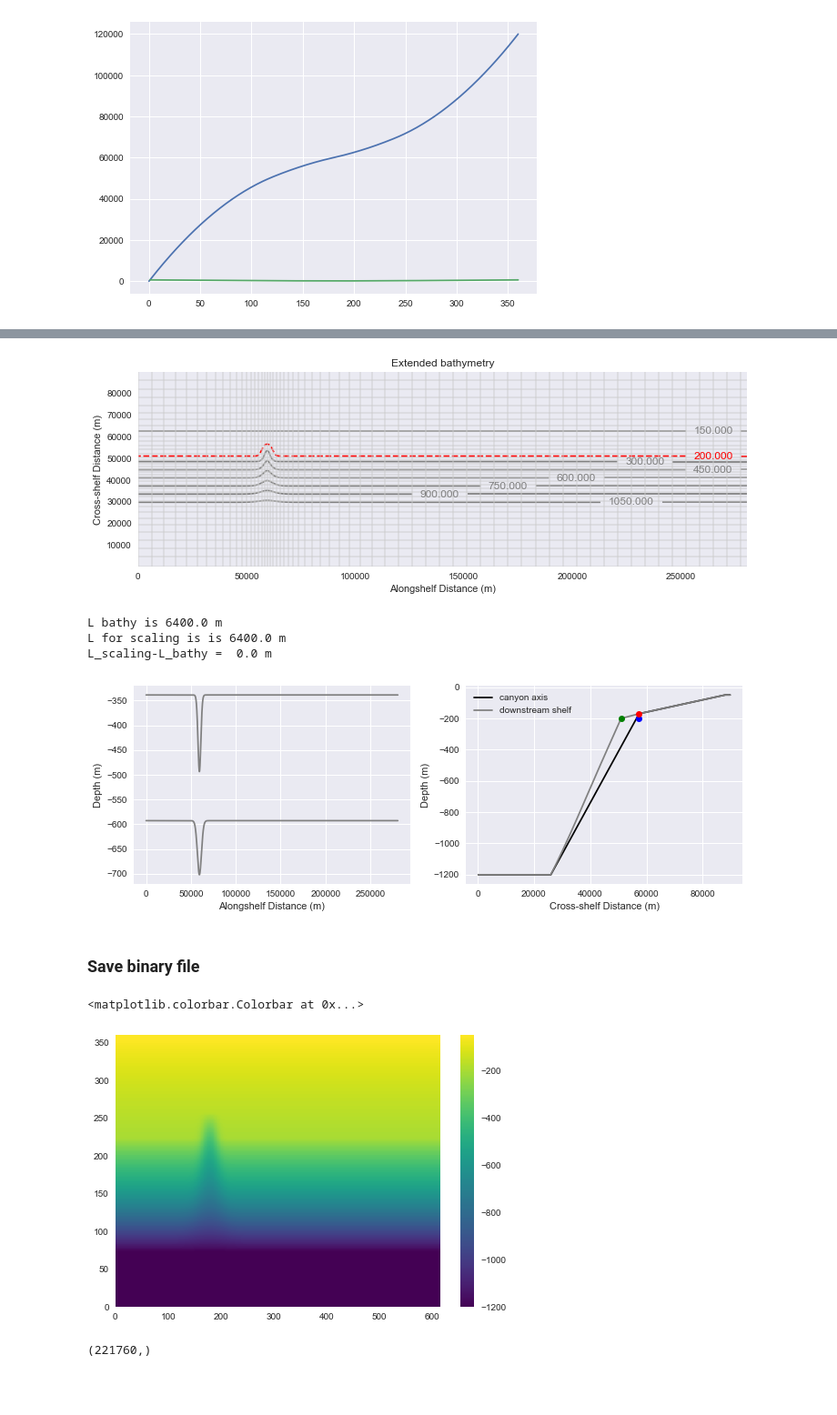
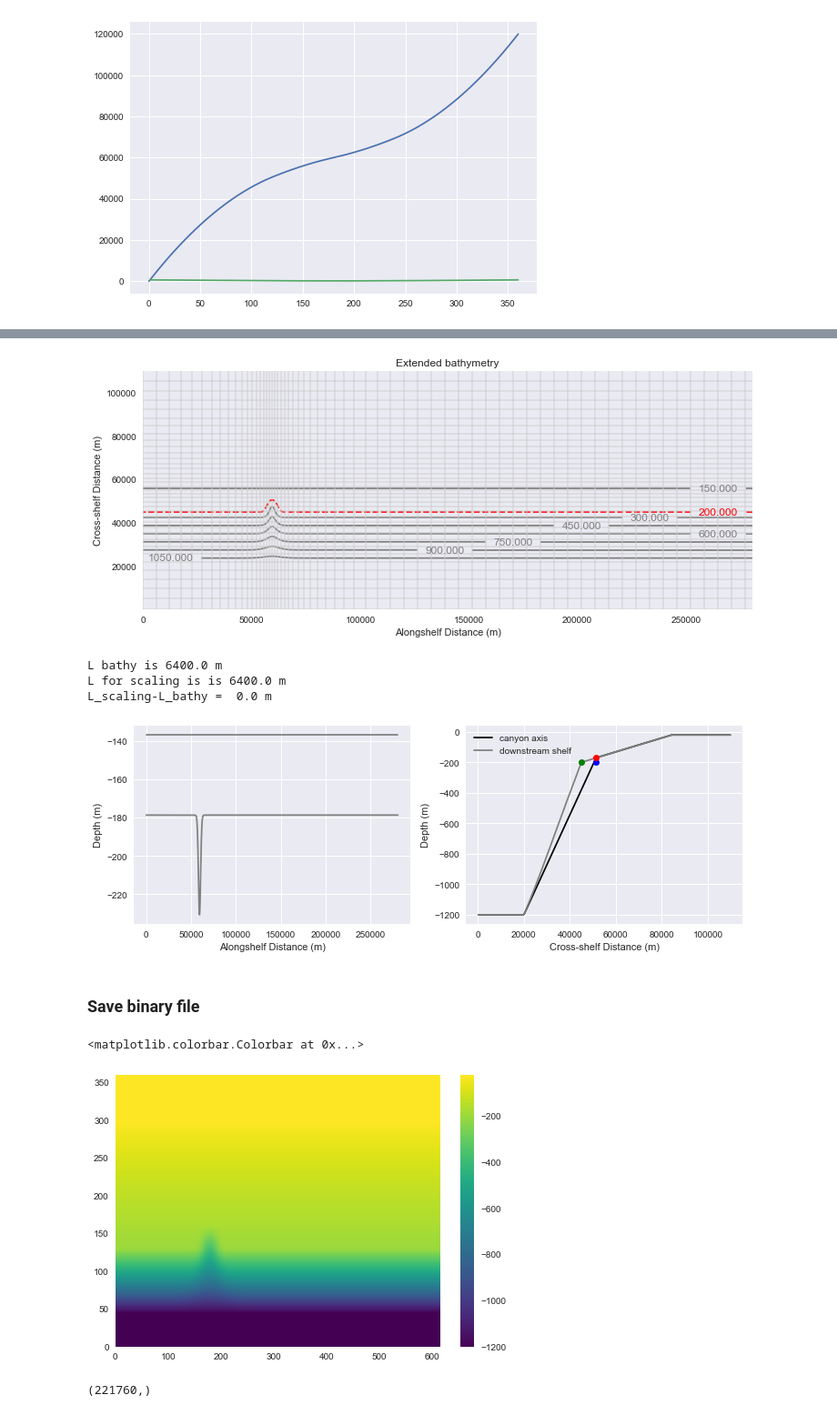
Before and after one commit to UBC-MOAD/buildcanyon, a Jupyter notebook: Bathymetry/bathy_w_Barkley_dims_paper2.ipynb, the cells around one changed output, grey strips where cells are left out. Shown at 91% size. Saved outputs shown, nothing was run; the diff lists cells and outputs as text; code cells hidden in the pictures; blank space fills up the shorter version.

Commit message:
Extended vertical spacing to be 5 m down to 260 m and made a wider shelf

```diff
--- a/Bathymetry/bathy_w_Barkley_dims_paper2.ipynb
+++ b/Bathymetry/bathy_w_Barkley_dims_paper2.ipynb
@@ -261,25 +261,26 @@ def define_dimensions():
     x_wall = 120E3
 
     # Adjustments
-    y_wall = 90000 # (mouth + length) * 2.0
+    y_wall = 110E3 # (mouth + length) * 2.0
 
     # Cross-shore
     cR = 5E3
     L = 6.4E3
-    y_base = 26.0E3  # where slope starts rising
-    y_break = 51.0E3 # shelf break distance
-    y_shallow = 88E3
+    y_base = 20.0E3  # where slope starts rising
+    y_break = 45.0E3 # shelf break distance
+    y_shallow = y_break + 39.3E3 #56.5E3
     y_head = y_break + L # canyon head location
 
     # Depths
     Hs = 200
     Hh = 170
+    Hshallow = 20
     fluid_depth = 1200 #1300.0
     z_bottom = fluid_depth - fluid_depth
     z_break = fluid_depth - Hs
     z_wall = fluid_depth
     z_head = fluid_depth - Hh
-    z_shallow = fluid_depth-50
+    z_shallow = fluid_depth-Hshallow
     p = 4
     C = 25
     return w_break, w_mid, w_head, width_f, x_wall, y_wall, \
@@ -435,7 +436,7 @@ y_vary = np.arange(0,CSy_size,1)
 
 # What I am using for the linear part
 CSx_linear = (0,20,340,360)
-CSy_linear = (0,10.0e+3,80.0e+3,90.0e+3)
+CSy_linear = (0,10.0e+3,y_wall-10E3,y_wall)
 CS_linear = np.interp(y_vary,CSx_linear,CSy_linear)
 dely_CS_linear = (CS_linear[1:] - CS_linear[0:-1])
 
@@ -443,7 +444,7 @@ print (np.shape(dely_CS_linear))
 
 # What I am currently using for x0-40 and x340-360
 CSx_Boundaries = (0,90,180,270,360)
-CSy_Boundaries = (0,30.0e+3,45.0e+3,60.0e+3,90.0e+3)
+CSy_Boundaries = (0,35.0e+3,y_wall/2.0,y_wall-35E3,y_wall)
 cubfunc_y = interp1d(CSx_Boundaries,CSy_Boundaries,kind='quadratic', bounds_error=False)
 CS_Boundaries = cubfunc_y(y_vary)
 
@@ -574,7 +575,7 @@ ax.clabel(cs, inline=1); ax.clabel(CS, inline=1)
 
 ax.set_aspect(1)
 # %% [output]
-[figure, old version]
+[figure, new version]
 # %%
 sns.set_style('darkgrid')
 fig, (ax1, ax2) = plt.subplots(1, 2, figsize=(12,4))
@@ -598,33 +599,33 @@ print('L_scaling-L_bathy =  %1.1f m' %(y_head-y_break-L))
 L bathy is 6400.0 m
 L for scaling is is 6400.0 m
 L_scaling-L_bathy =  0.0 m
-[figure, old version]
+[figure, new version]
 # %% [markdown]
 ### Save binary file
 # %%
 dt = np.dtype('>f8')  # float 64 big endian
 
-tmpfile = "paper2/dely_%dx%d_BarkleyLike.bin" %(nx_ext, ysize)
+tmpfile = "paper2/dely_%dx%d_BarkleyLike03.bin" %(nx_ext, ysize)
 fileobj = open(tmpfile,mode='wb')
 dely.astype(dt).tofile(fileobj,"")
 fileobj.close()
 
-tmpfile = "paper2/delx_%dx%d_BarkleyLike.bin" %(nx_ext, ysize)
+tmpfile = "paper2/delx_%dx%d_BarkleyLike03.bin" %(nx_ext, ysize)
 fileobj = open(tmpfile, mode='wb')
 delx_ext.astype(dt).tofile(fileobj,"")
 fileobj.close()
 
-tmpfile = "paper2/bathy_%dx%d_BarkleyLike.bin"%(nx_ext, ysize)
+tmpfile = "paper2/bathy_%dx%d_BarkleyLike03.bin"%(nx_ext, ysize)
 fileobj = open(tmpfile, mode='wb')
 dd=np.transpose(-bathy_ext)
 dd.astype(dt).tofile(fileobj,"")
 fileobj.close()
 
 plt.pcolor(dd, cmap='viridis')
 plt.colorbar()
 # %% [output]
 <matplotlib.colorbar.Colorbar at 0x...>
-[figure, old version]
+[figure, new version]
 # %%
 # Check that it works when read by Fortran
 
```
Also changed, not shown: parts of 15 cells of this notebook, 4 other files.
